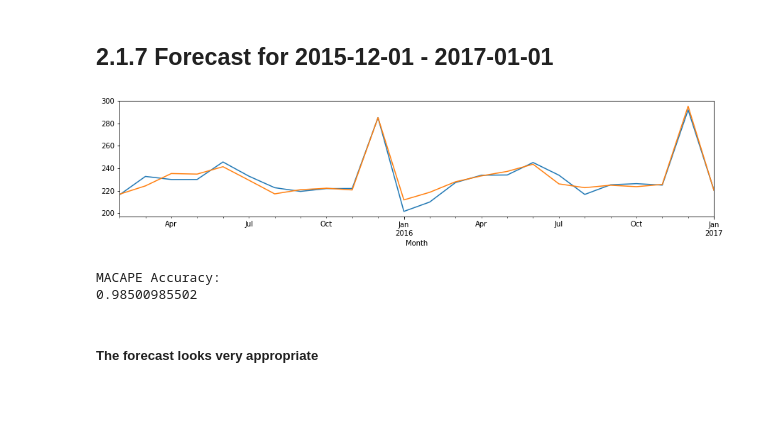
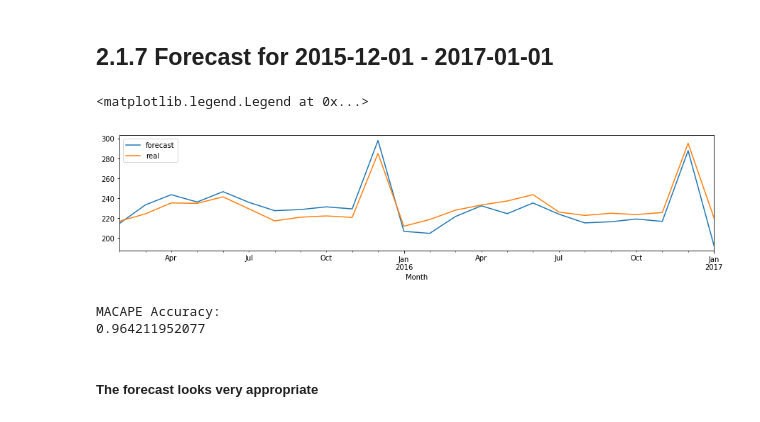
Before and after one commit to DanielBaghdasaryan/TS, a Jupyter notebook: Task for Practice Day 2.ipynb, the cells around one changed output. Cells and saved outputs as stored; diff of their text form; code cells hidden in the pictures.

```diff
--- a/Task for Practice Day 2.ipynb
+++ b/Task for Practice Day 2.ipynb
@@ -139,22 +139,25 @@ plt.show()
 # %% [markdown]
 ## 2.1.7 Forecast for 2015-12-01 - 2017-01-01
 # %%
-myfit=sm.tsa.statespace.SARIMAX(ts['2010-02-01':], order=(1,1,1), seasonal_order=(3,1,1,12)).fit()
+myfit=sm.tsa.statespace.SARIMAX(ts[:'2015-02-01'], order=(1,1,1), seasonal_order=(3,1,1,12)).fit()
+# %%
+pred=myfit.predict(start='2015-02-01', end='2017-01-01')
+pred.plot(figsize=(15,3), label='forecast')
+ts["Real wage"]['2015-02-01':].plot(label='real')
+plt.legend()
+# %% [output]
+<matplotlib.legend.Legend at 0x...>
+[figure, added]
 # %%
 def qualityMACAPE(x,y):
     qlt = (2*(x-y).abs()/(x+y)).replace([np.inf, -np.inf], np.nan)
     return qlt.mean() , (x-y).abs()
 
-
-myfit.get_prediction().predicted_mean['2015-02-01':].plot(figsize=(15,3))
-ts["Real wage"]['2015-02-01':].plot()
-plt.show()
 print("MACAPE Accuracy:")
-print(1-qualityMACAPE(myfit.get_prediction().predicted_mean['2015-02-01':],ts['Real wage']['2015-02-01':])[0])
+print(1-qualityMACAPE(pred,ts['Real wage']['2015-02-01':])[0])
 # %% [output]
-[figure, removed]
 MACAPE Accuracy:
-0.98500985502
+0.964211952077
 # %% [markdown]
 ##### The forecast looks very appropriate
 # %% [markdown]
```
Also changed, not shown: parts of 12 cells of this notebook.
